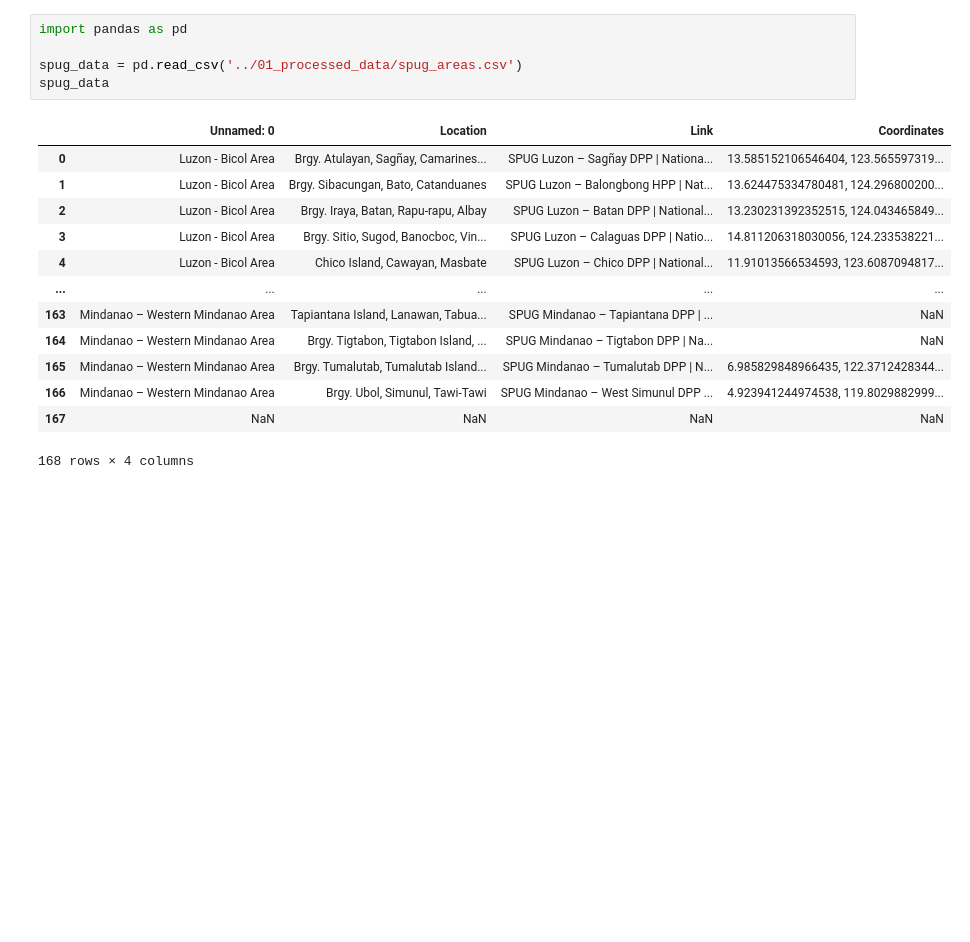
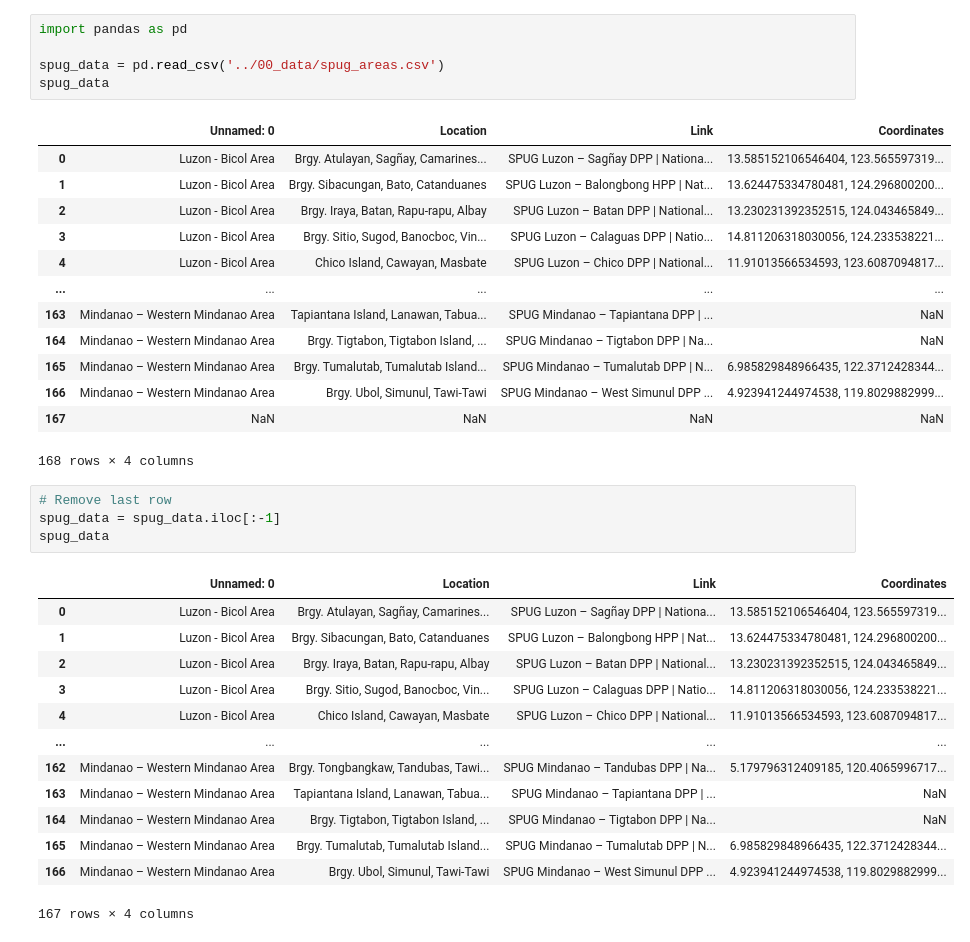
Before and after one commit to cayasryan/MicropowerSolarSuitability, a Jupyter notebook: 02_processing/2.7_spug_areas_processing.ipynb, the cells around one changed output. Saved outputs shown, nothing was run; the diff lists cells and outputs as text; blank space fills up the shorter version.

```diff
--- a/02_processing/2.7_spug_areas_processing.ipynb
+++ b/02_processing/2.7_spug_areas_processing.ipynb
@@ -1,7 +1,7 @@
 # %%
 import pandas as pd
 
-spug_data = pd.read_csv('../01_processed_data/spug_areas.csv')
+spug_data = pd.read_csv('../00_data/spug_areas.csv')
 spug_data
 # %% [output]
 |  | Unnamed: 0 | Location | Link | Coordinates |
@@ -17,3 +17,21 @@ spug_data
 | 166 | Mindanao – Western Mindanao Area | Brgy. Ubol, Simunul, Tawi-Tawi | SPUG Mindanao – West Simunul DPP ... | 4.923941244974538, 119.8029882999... |
 | 167 | NaN | NaN | NaN | NaN |
 168 rows × 4 columns
+# %%
+# Remove last row
+spug_data = spug_data.iloc[:-1]
+spug_data
+# %% [output]
+|  | Unnamed: 0 | Location | Link | Coordinates |
+| 0 | Luzon - Bicol Area | Brgy. Atulayan, Sagñay, Camarines... | SPUG Luzon – Sagñay DPP | Nationa... | 13.585152106546404, 123.565597319... |
+| 1 | Luzon - Bicol Area | Brgy. Sibacungan, Bato, Catanduanes | SPUG Luzon – Balongbong HPP | Nat... | 13.624475334780481, 124.296800200... |
+| 2 | Luzon - Bicol Area | Brgy. Iraya, Batan, Rapu-rapu, Albay | SPUG Luzon – Batan DPP | National... | 13.230231392352515, 124.043465849... |
+| 3 | Luzon - Bicol Area | Brgy. Sitio, Sugod, Banocboc, Vin... | SPUG Luzon – Calaguas DPP | Natio... | 14.811206318030056, 124.233538221... |
+| 4 | Luzon - Bicol Area | Chico Island, Cawayan, Masbate | SPUG Luzon – Chico DPP | National... | 11.91013566534593, 123.6087094817... |
+| ... | ... | ... | ... | ... |
+| 162 | Mindanao – Western Mindanao Area | Brgy. Tongbangkaw, Tandubas, Tawi... | SPUG Mindanao – Tandubas DPP | Na... | 5.179796312409185, 120.4065996717... |
+| 163 | Mindanao – Western Mindanao Area | Tapiantana Island, Lanawan, Tabua... | SPUG Mindanao – Tapiantana DPP | ... | NaN |
+| 164 | Mindanao – Western Mindanao Area | Brgy. Tigtabon, Tigtabon Island, ... | SPUG Mindanao – Tigtabon DPP | Na... | NaN |
+| 165 | Mindanao – Western Mindanao Area | Brgy. Tumalutab, Tumalutab Island... | SPUG Mindanao – Tumalutab DPP | N... | 6.985829848966435, 122.3712428344... |
+| 166 | Mindanao – Western Mindanao Area | Brgy. Ubol, Simunul, Tawi-Tawi | SPUG Mindanao – West Simunul DPP ... | 4.923941244974538, 119.8029882999... |
+167 rows × 4 columns
```
Also changed, not shown: parts of 12 cells of this notebook, 2 other files.
